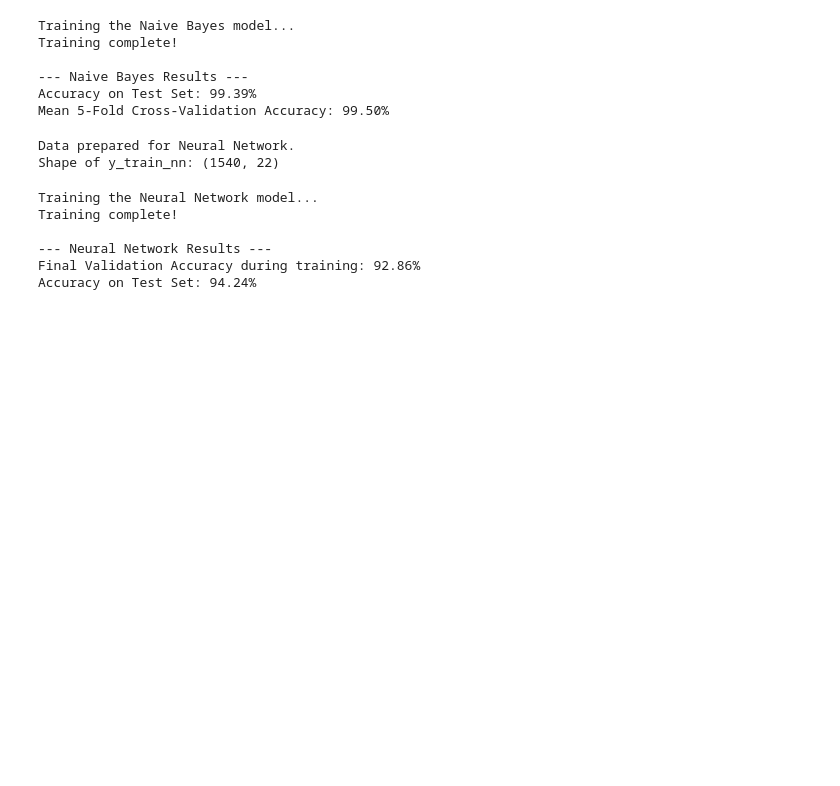
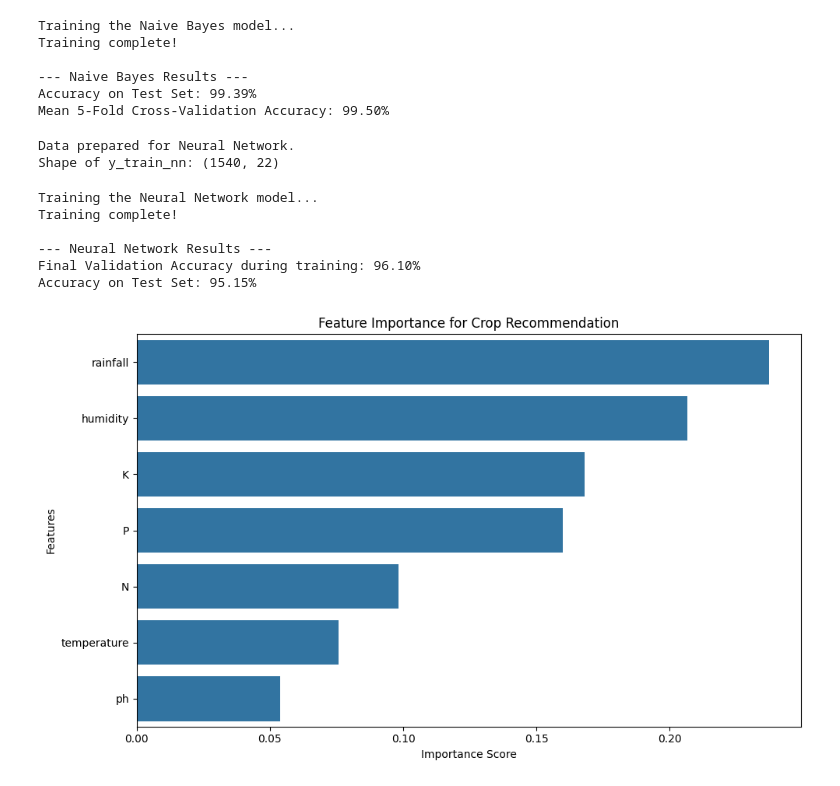
Before and after one commit to soham-mis/Crop-Recommendation-Project, a Jupyter notebook: 16014223082_ML.ipynb, the cells around one changed output. Cells and saved outputs as stored; diff of their text form; code cells hidden in the pictures; blank space fills up the shorter version.

```diff
--- a/16014223082_ML.ipynb
+++ b/16014223082_ML.ipynb
@@ -135,8 +135,8 @@ nn_model.compile(optimizer='adam', loss='categorical_crossentropy', metrics=['ac
 
 # 2. Train the Model
 print("\nTraining the Neural Network model...")
-# Training for 100 epochs is a good start
-history = nn_model.fit(X_train_nn, y_train_nn, epochs=100, batch_size=32, validation_split=0.2, verbose=0)
+# Training for 1000 epochs is a good start
+history = nn_model.fit(X_train_nn, y_train_nn, epochs=1000, batch_size=32, validation_split=0.2, verbose=0)
 print("Training complete!")
 
 # 3. Evaluate the Model
@@ -153,8 +153,37 @@ Training the Neural Network model...
 Training complete!
 
 --- Neural Network Results ---
-Final Validation Accuracy during training: 92.86%
-Accuracy on Test Set: 94.24%
+Final Validation Accuracy during training: 96.10%
+Accuracy on Test Set: 95.15%
+# %%
+import pandas as pd
+import matplotlib.pyplot as plt
+import seaborn as sns
+
+# Make sure your Random Forest model is trained (it's named 'rf_model' in our previous code)
+# and your feature columns are in 'X'
+
+# Get the feature importances from the trained model
+importances = rf_model.feature_importances_
+feature_names = X.columns
+
+# Create a dataframe for visualization
+feature_importance_df = pd.DataFrame({'Feature': feature_names, 'Importance': importances})
+
+# Sort the features by importance
+feature_importance_df = feature_importance_df.sort_values(by='Importance', ascending=False)
+
+# Plot the feature importances
+plt.figure(figsize=(10, 6))
+sns.barplot(x='Importance', y='Feature', data=feature_importance_df)
+plt.title('Feature Importance for Crop Recommendation')
+plt.xlabel('Importance Score')
+plt.ylabel('Features')
+plt.tight_layout()
+plt.savefig('feature_importance.png') # This saves the plot as an image file
+plt.show()
+# %% [output]
+[figure, added]
 # %%
 # Project Results: Comparison with the Source Paper
 
```
Also changed, not shown: parts of 1 cell of this notebook.
